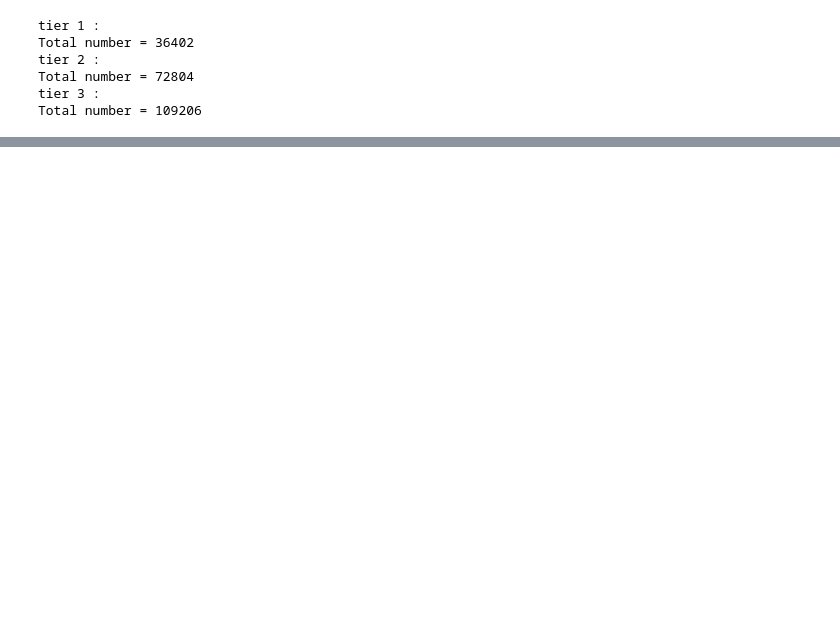
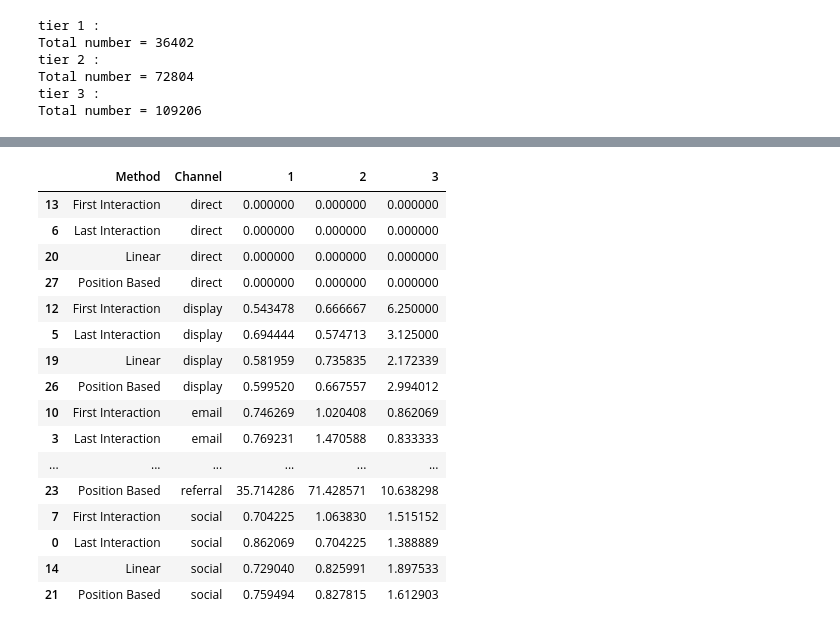
Before and after one commit to Dirodzz/Attribution-Allocation, a Jupyter notebook: Attribution and Allocation Code.ipynb, the cells around one changed output, grey strips where cells are left out. Cells and saved outputs as stored; diff of their text form; code cells hidden in the pictures; blank space fills up the shorter version.

```diff
--- a/Attribution and Allocation Code.ipynb
+++ b/Attribution and Allocation Code.ipynb
@@ -823,0 +837,22 @@ for i in channel:
+# %%
+# In case you want to compare the Marginal CAC for each method
+
+df_M_CAC.sort_values(['Channel', 'Method'])
+# %% [output]
+|  | Method | Channel | 1 | 2 | 3 |
+| 13 | First Interaction | direct | 0.000000 | 0.000000 | 0.000000 |
+| 6 | Last Interaction | direct | 0.000000 | 0.000000 | 0.000000 |
+| 20 | Linear | direct | 0.000000 | 0.000000 | 0.000000 |
+| 27 | Position Based | direct | 0.000000 | 0.000000 | 0.000000 |
+| 12 | First Interaction | display | 0.543478 | 0.666667 | 6.250000 |
+| 5 | Last Interaction | display | 0.694444 | 0.574713 | 3.125000 |
+| 19 | Linear | display | 0.581959 | 0.735835 | 2.172339 |
+| 26 | Position Based | display | 0.599520 | 0.667557 | 2.994012 |
+| 10 | First Interaction | email | 0.746269 | 1.020408 | 0.862069 |
+| 3 | Last Interaction | email | 0.769231 | 1.470588 | 0.833333 |
+| ... | ... | ... | ... | ... | ... |
+| 23 | Position Based | referral | 35.714286 | 71.428571 | 10.638298 |
+| 7 | First Interaction | social | 0.704225 | 1.063830 | 1.515152 |
+| 0 | Last Interaction | social | 0.862069 | 0.704225 | 1.388889 |
+| 14 | Linear | social | 0.729040 | 0.825991 | 1.897533 |
+| 21 | Position Based | social | 0.759494 | 0.827815 | 1.612903 |
```
Also changed, not shown: parts of 26 cells of this notebook.
